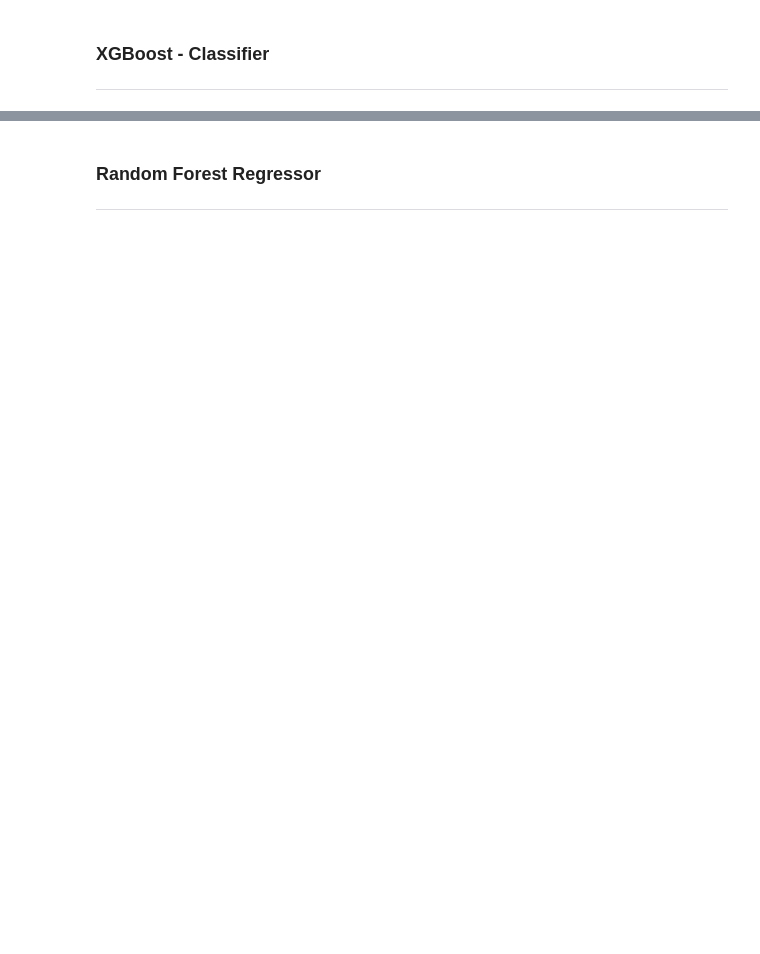
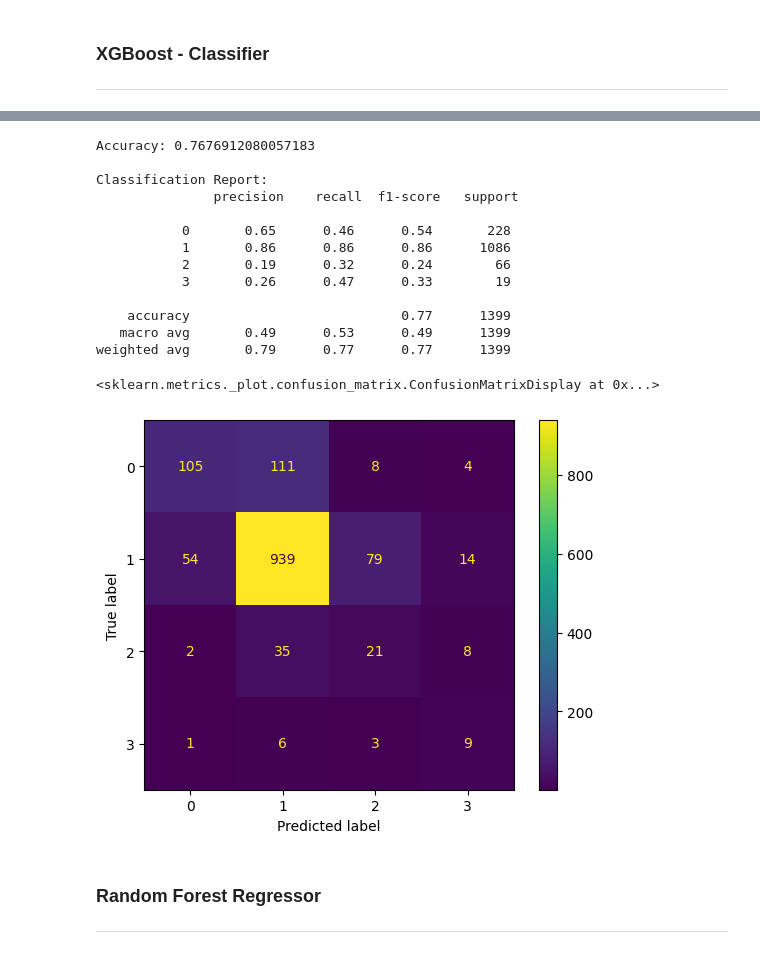
Before and after one commit to diegodorado1729/Coding, a Jupyter notebook: Arbolado-IA/arbolado-ia.ipynb, the cells around one changed output, grey strips where cells are left out. Cells and saved outputs as stored; diff of their text form; code cells hidden in the pictures; blank space fills up the shorter version.

```diff
--- a/Arbolado-IA/arbolado-ia.ipynb
+++ b/Arbolado-IA/arbolado-ia.ipynb
@@ -411,3 +488,78 @@ weighted avg       0.79      0.73      0.75       676
+# %%
+# Features y target
+X = df.drop("estadoFitosanitario", axis=1)
+y = df["estadoFitosanitario"].astype(int)
+
+# Split estratificado
+X_train, X_test, y_train, y_test = train_test_split(
+    X, y, test_size=0.2, random_state=42, stratify=y
+)
+
+X_train_0 = X_train[y_train == 0]
+X_train_1 = X_train[y_train == 1]
+X_train_2 = X_train[y_train == 2]
+X_train_3 = X_train[y_train == 3]
+
+y_train_0 = y_train[y_train == 0]
+y_train_1 = y_train[y_train == 1]
+y_train_2 = y_train[y_train == 2]
+y_train_3 = y_train[y_train == 3]
+
+# Sobremuestrear clases 2 y 3 (por ejemplo, igualarlas a clase 0)
+X_train_2_up, y_train_2_up = resample(X_train_2, y_train_2,
+                                      replace=True,
+                                      n_samples=len(y_train_1),
+                                      random_state=42)
+
+X_train_3_up, y_train_3_up = resample(X_train_3, y_train_3,
+                                      replace=True,
+                                      n_samples=len(y_train_1),
+                                      random_state=42)
+
+# Combinar todo
+X_train_aug = pd.concat([X_train_0, X_train_1, X_train_2_up, X_train_3_up])
+y_train_aug = pd.concat([y_train_0, y_train_1, y_train_2_up, y_train_3_up])
+
+xgb_clf = XGBClassifier(
+    n_estimators=300,
+    learning_rate=0.1,
+    max_depth=6,
+    subsample=0.8,
+    colsample_bytree=0.8,
+    random_state=42,
+    n_jobs=-1
+)
+
+xgb_clf.fit(X_train_aug, y_train_aug)
+
+# Predecir
+y_pred = xgb_clf.predict(X_test)
+
+# Métricas de clasificación
+accuracy = accuracy_score(y_test, y_pred)
+print("Accuracy:", accuracy)
+
+print("\nClassification Report:\n", classification_report(y_test, y_pred))
+
+# Matriz de confusión
+disp_pre = ConfusionMatrixDisplay(confusion_matrix=confusion_matrix(y_test, y_pred), display_labels=[0,1,2,3])
+disp_pre.plot()
+# %% [output]
+Accuracy: 0.7676912080057183
+
+Classification Report:
+               precision    recall  f1-score   support
+
+           0       0.65      0.46      0.54       228
+           1       0.86      0.86      0.86      1086
+           2       0.19      0.32      0.24        66
+           3       0.26      0.47      0.33        19
+
+    accuracy                           0.77      1399
+   macro avg       0.49      0.53      0.49      1399
+weighted avg       0.79      0.77      0.77      1399
+<sklearn.metrics._plot.confusion_matrix.ConfusionMatrixDisplay at 0x...>
+[figure, added]
 # %% [markdown]
 ### Random Forest Regressor
 ---
```
Also changed, not shown: parts of 17 cells of this notebook, 1 other file.
